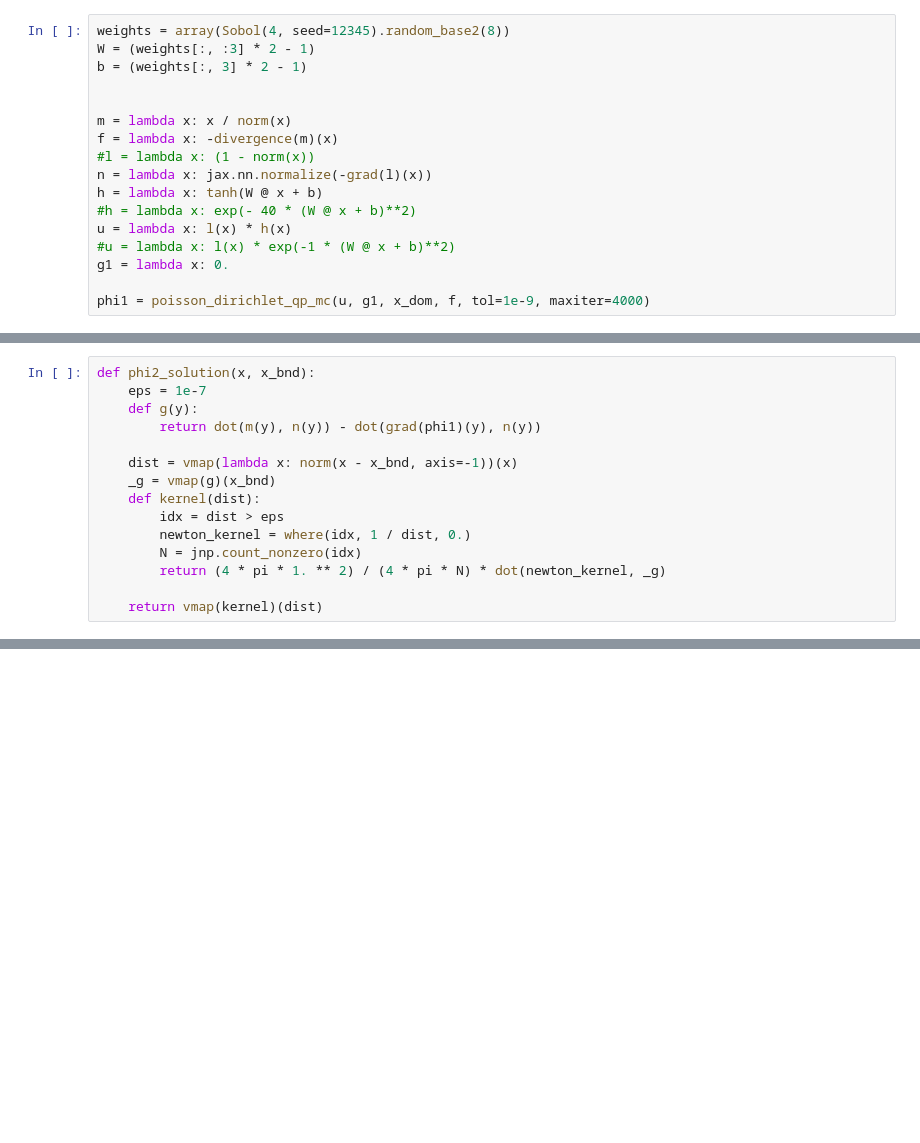
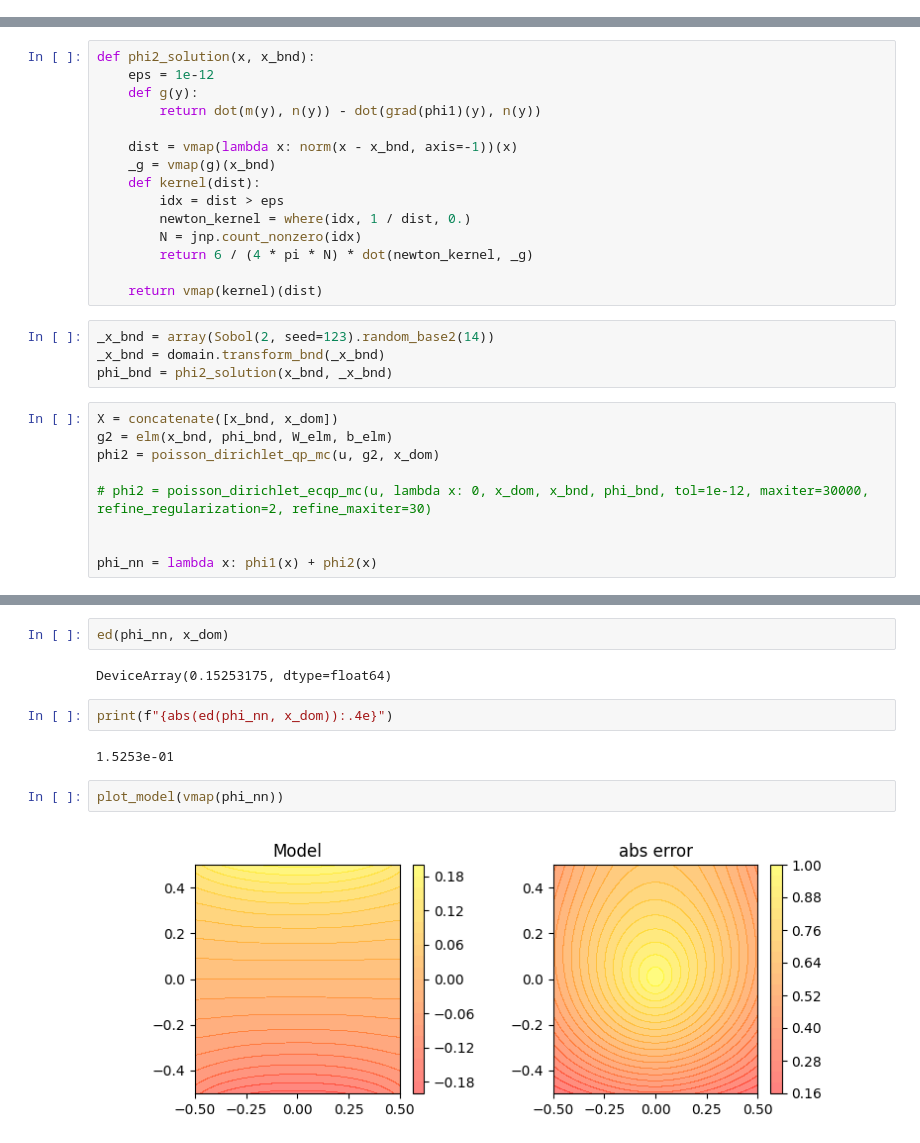
Before and after one commit to schaffer9/MagPI, a Jupyter notebook: examples/stray_field/qp/cube_flower_state.ipynb, the cells around one changed output, grey strips where cells are left out. Saved outputs shown, nothing was run; the diff lists cells and outputs as text; blank space fills up the shorter version.

```diff
--- a/examples/stray_field/qp/cube_flower_state.ipynb
+++ b/examples/stray_field/qp/cube_flower_state.ipynb
@@ -50,20 +52,3 @@ def plot_model(model):
     ax1.set_title("Model")
     plot_result(lambda x: abs(model(x) - norm(x, axis=-1) + 1), ax2)
     ax2.set_title("abs error")
-# %%
-weights = array(Sobol(4, seed=12345).random_base2(8))
-W = (weights[:, :3] * 2 - 1)
-b = (weights[:, 3] * 2 - 1)
-
-
-m = lambda x: x / norm(x)
-f = lambda x: -divergence(m)(x)
-#l = lambda x: (1 - norm(x))
-n = lambda x: jax.nn.normalize(-grad(l)(x))
-h = lambda x: tanh(W @ x + b)
-#h = lambda x: exp(- 40 * (W @ x + b)**2)
-u = lambda x: l(x) * h(x)
-#u = lambda x: l(x) * exp(-1 * (W @ x + b)**2)
-g1 = lambda x: 0.
-
-phi1 = poisson_dirichlet_qp_mc(u, g1, x_dom, f, tol=1e-9, maxiter=4000)
@@ -70,6 +118,6 @@ phi1 = poisson_dirichlet_qp_mc(u, g1, x_dom, f, tol=1e-9, maxiter=4000)
 # %%
 def phi2_solution(x, x_bnd):
-    eps = 1e-7
+    eps = 1e-12
     def g(y):
         return dot(m(y), n(y)) - dot(grad(phi1)(y), n(y))
 
@@ -79,6 +127,19 @@ def phi2_solution(x, x_bnd):
         idx = dist > eps
         newton_kernel = where(idx, 1 / dist, 0.)
         N = jnp.count_nonzero(idx)
-        return (4 * pi * 1. ** 2) / (4 * pi * N) * dot(newton_kernel, _g)
+        return 6 / (4 * pi * N) * dot(newton_kernel, _g)
 
     return vmap(kernel)(dist)
+# %%
+_x_bnd = array(Sobol(2, seed=123).random_base2(14))
+_x_bnd = domain.transform_bnd(_x_bnd)
+phi_bnd = phi2_solution(x_bnd, _x_bnd)
+# %%
+X = concatenate([x_bnd, x_dom])
+g2 = elm(x_bnd, phi_bnd, W_elm, b_elm)
+phi2 = poisson_dirichlet_qp_mc(u, g2, x_dom)
+
+# phi2 = poisson_dirichlet_ecqp_mc(u, lambda x: 0, x_dom, x_bnd, phi_bnd, tol=1e-12, maxiter=30000, refine_regularization=2, refine_maxiter=30)
+
+
+phi_nn = lambda x: phi1(x) + phi2(x)
@@ -84,0 +153,12 @@ def phi2_solution(x, x_bnd):
+# %%
+ed(phi_nn, x_dom)
+# %% [output]
+DeviceArray(0.15253175, dtype=float64)
+# %%
+print(f"{abs(ed(phi_nn, x_dom)):.4e}")
+# %% [output]
+1.5253e-01
+# %%
+plot_model(vmap(phi_nn))
+# %% [output]
+[figure, added]
```
Also changed, not shown: parts of 9 cells of this notebook, 11 other files.
